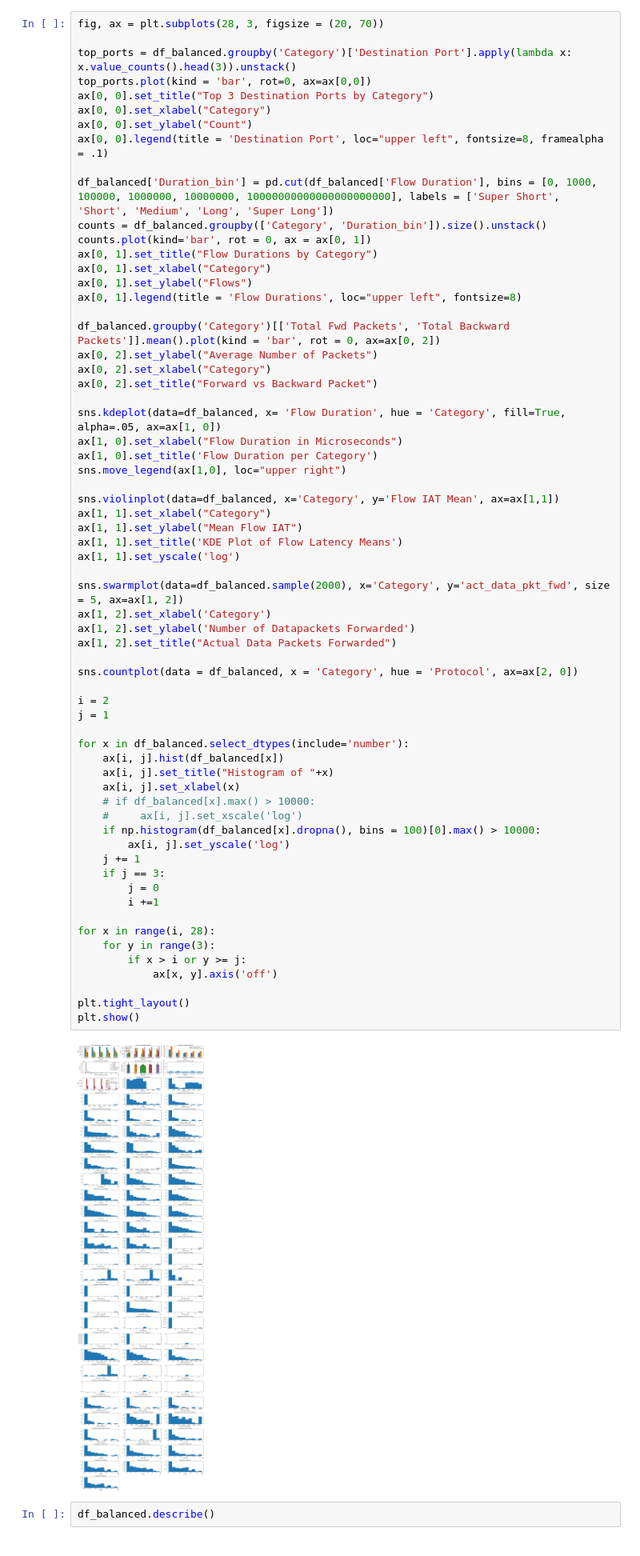
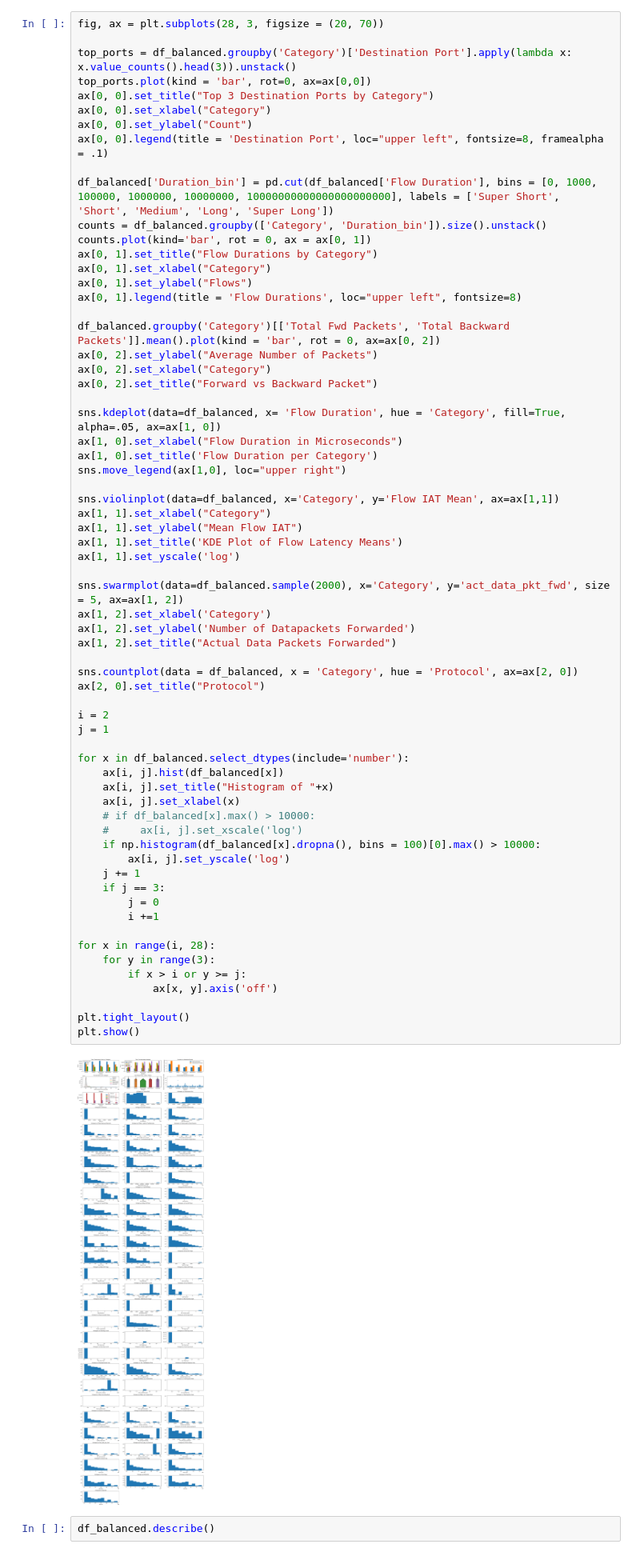
Before and after one commit to 4nuG/ai_for_leaders, a Jupyter notebook: OMDS-ModB2-Week4-Gurung-Anushreeya.ipynb, the cells around one changed output. Shown at 80% size. Cells and saved outputs as stored; diff of their text form.

```diff
--- a/OMDS-ModB2-Week4-Gurung-Anushreeya.ipynb
+++ b/OMDS-ModB2-Week4-Gurung-Anushreeya.ipynb
@@ -157,34 +157,35 @@ sns.swarmplot(data=df_balanced.sample(2000), x='Category', y='act_data_pkt_fwd',
 ax[1, 2].set_xlabel('Category')
 ax[1, 2].set_ylabel('Number of Datapackets Forwarded')
 ax[1, 2].set_title("Actual Data Packets Forwarded")
 
 sns.countplot(data = df_balanced, x = 'Category', hue = 'Protocol', ax=ax[2, 0])
+ax[2, 0].set_title("Protocol")
 
 i = 2
 j = 1
 
 for x in df_balanced.select_dtypes(include='number'):
     ax[i, j].hist(df_balanced[x])
     ax[i, j].set_title("Histogram of "+x)
     ax[i, j].set_xlabel(x)
     # if df_balanced[x].max() > 10000:
     #     ax[i, j].set_xscale('log')
     if np.histogram(df_balanced[x].dropna(), bins = 100)[0].max() > 10000:
         ax[i, j].set_yscale('log')
     j += 1
     if j == 3:
         j = 0
         i +=1
 
 for x in range(i, 28):
     for y in range(3):
         if x > i or y >= j:
             ax[x, y].axis('off')
 
 plt.tight_layout()
 plt.show()
 # %% [output]
-[figure, old version]
+[figure, new version]
 # %%
 df_balanced.describe()
 # %% [output]
```
